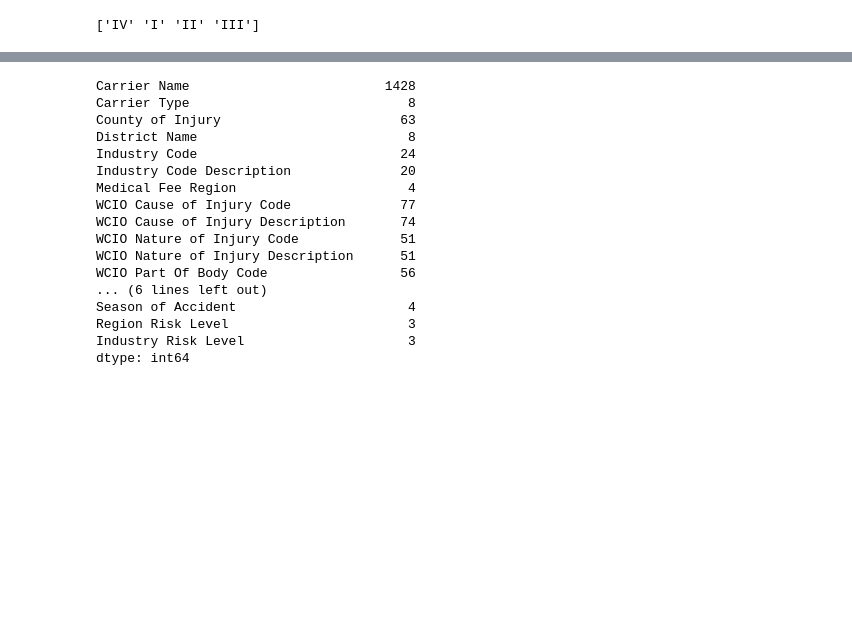
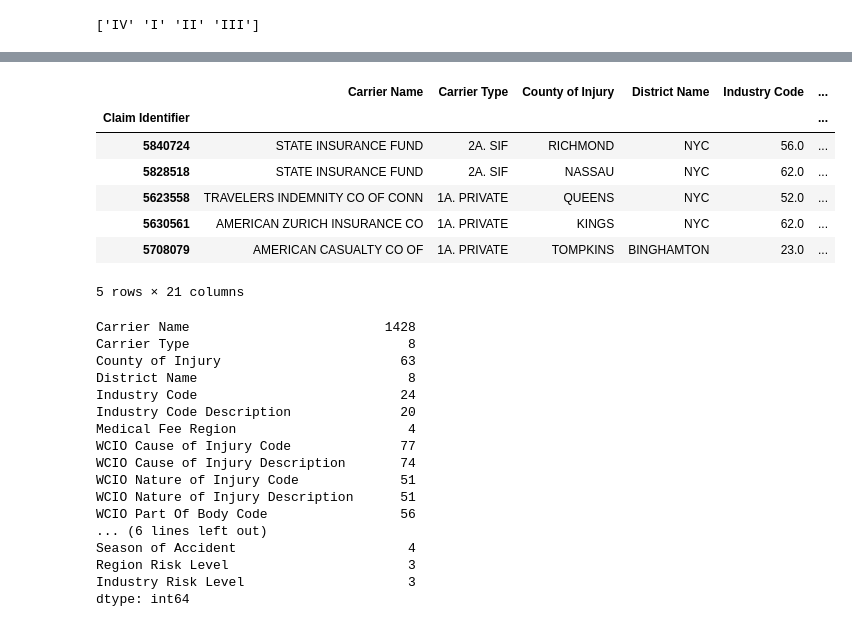
Before and after one commit to JoaoDargent/ML-Project, a Jupyter notebook: 4.Data_Scaling.ipynb, the cells around one changed output, grey strips where cells are left out. Cells and saved outputs as stored; diff of their text form; code cells hidden in the pictures; blank space fills up the shorter version.

```diff
--- a/4.Data_Scaling.ipynb
+++ b/4.Data_Scaling.ipynb
@@ -105,3 +297,14 @@ X_test_cyclic = X_test_DS[cyclic_features]
+# %%
+X_train_categorical.head()
+# %% [output]
+|  | Carrier Name | Carrier Type | County of Injury | District Name | Industry Code | ... |
+| Claim Identifier |  |  |  |  |  | ... |
+| 5840724 | STATE INSURANCE FUND | 2A. SIF | RICHMOND | NYC | 56.0 | ... |
+| 5828518 | STATE INSURANCE FUND | 2A. SIF | NASSAU | NYC | 62.0 | ... |
+| 5623558 | TRAVELERS INDEMNITY CO OF CONN | 1A. PRIVATE | QUEENS | NYC | 52.0 | ... |
+| 5630561 | AMERICAN ZURICH INSURANCE CO | 1A. PRIVATE | KINGS | NYC | 62.0 | ... |
+| 5708079 | AMERICAN CASUALTY CO OF | 1A. PRIVATE | TOMPKINS | BINGHAMTON | 23.0 | ... |
+5 rows × 21 columns
 # %%
 #We're having a cardinality issue, with a lot of features. One Hot Encoder is generating a lot of columns due to it.
 # We will assess that problem here and then maybe drop some redundant features.
```
Also changed, not shown: parts of 48 cells of this notebook, 6 other files.
